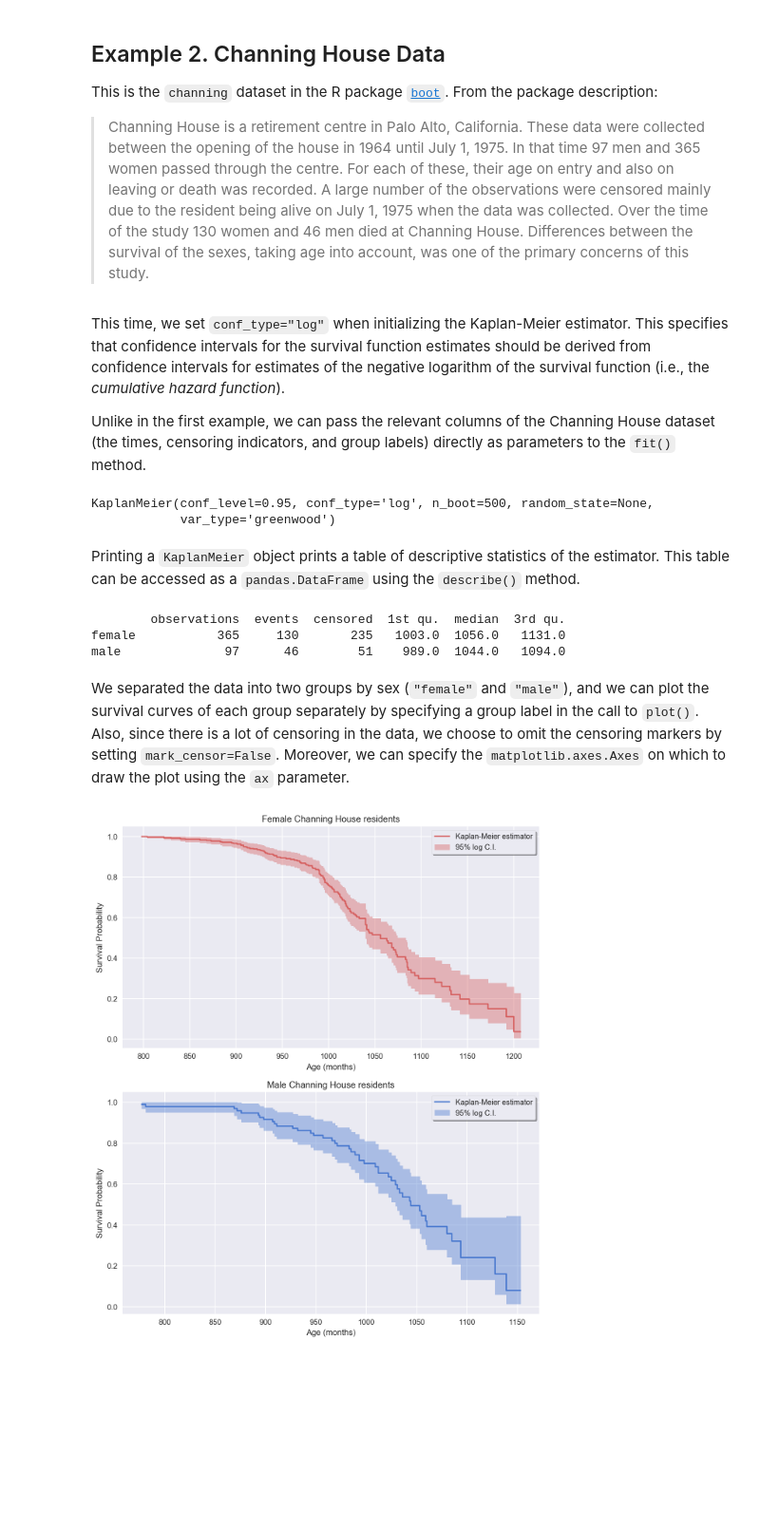
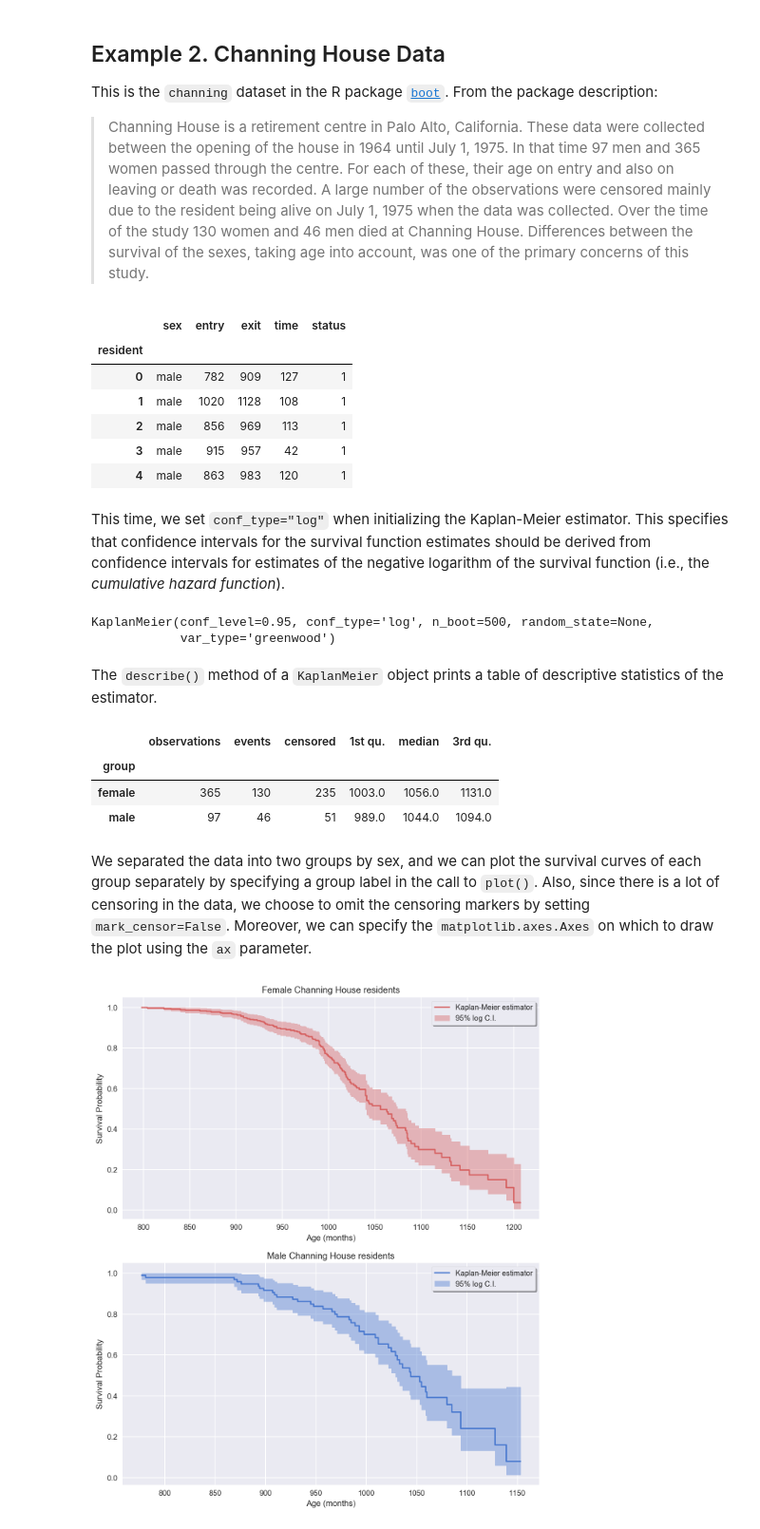
Before and after one commit to artemmavrin/survive, a Jupyter notebook: examples/Kaplan-Meier Estimator.ipynb, the cells around one changed output. Shown at 95% size. Drawn from its saved outputs; the diff is of its cells as text; code cells hidden in the pictures; blank space fills up the shorter version.

Commit message:
Updated Kaplan-Meier estimator example

```diff
--- a/examples/Kaplan-Meier Estimator.ipynb
+++ b/examples/Kaplan-Meier Estimator.ipynb
@@ -74,10 +148,17 @@ From the package description:
 >Differences between the survival of the sexes, taking age into account, was one of the primary concerns of this study.
 # %%
 channing = datasets.channing()
+channing.head()
+# %% [output]
+|  | sex | entry | exit | time | status |
+| resident |  |  |  |  |  |
+| 0 | male | 782 | 909 | 127 | 1 |
+| 1 | male | 1020 | 1128 | 108 | 1 |
+| 2 | male | 856 | 969 | 113 | 1 |
+| 3 | male | 915 | 957 | 42 | 1 |
+| 4 | male | 863 | 983 | 120 | 1 |
 # %% [markdown]
 This time, we set `conf_type="log"` when initializing the Kaplan-Meier estimator.
 This specifies that confidence intervals for the survival function estimates should be derived from confidence intervals for estimates of the negative logarithm of the survival function (i.e., the *cumulative hazard function*).
-
-Unlike in the first example, we can pass the relevant columns of the Channing House dataset (the times, censoring indicators, and group labels) directly as parameters to the `fit()` method.
 # %%
 km_channing = KaplanMeier(conf_type="log")
@@ -86,16 +167,16 @@ km_channing.fit(channing.exit, status=channing.status, group=channing.sex)
 KaplanMeier(conf_level=0.95, conf_type='log', n_boot=500, random_state=None,
             var_type='greenwood')
 # %% [markdown]
-Printing a `KaplanMeier` object prints a table of descriptive statistics of the estimator.
-This table can be accessed as a `pandas.DataFrame` using the `describe()` method.
+The `describe()` method of a `KaplanMeier` object prints a table of descriptive statistics of the estimator.
-# %%
-print(km_channing)
-# %% [output]
-        observations  events  censored  1st qu.  median  3rd qu.
-female           365     130       235   1003.0  1056.0   1131.0
-male              97      46        51    989.0  1044.0   1094.0
+# %%
+display(km_channing.describe())
+# %% [output]
+|  | observations | events | censored | 1st qu. | median | 3rd qu. |
+| group |  |  |  |  |  |  |
+| female | 365 | 130 | 235 | 1003.0 | 1056.0 | 1131.0 |
+| male | 97 | 46 | 51 | 989.0 | 1044.0 | 1094.0 |
 # %% [markdown]
-We separated the data into two groups by sex (`"female"` and `"male"`), and we can plot the survival curves of each group separately by specifying a group label in the call to `plot()`.
+We separated the data into two groups by sex, and we can plot the survival curves of each group separately by specifying a group label in the call to `plot()`.
 Also, since there is a lot of censoring in the data, we choose to omit the censoring markers by setting `mark_censor=False`.
 Moreover, we can specify the `matplotlib.axes.Axes` on which to draw the plot using the `ax` parameter.
 # %%
```
Also changed, not shown: parts of 25 cells of this notebook.
